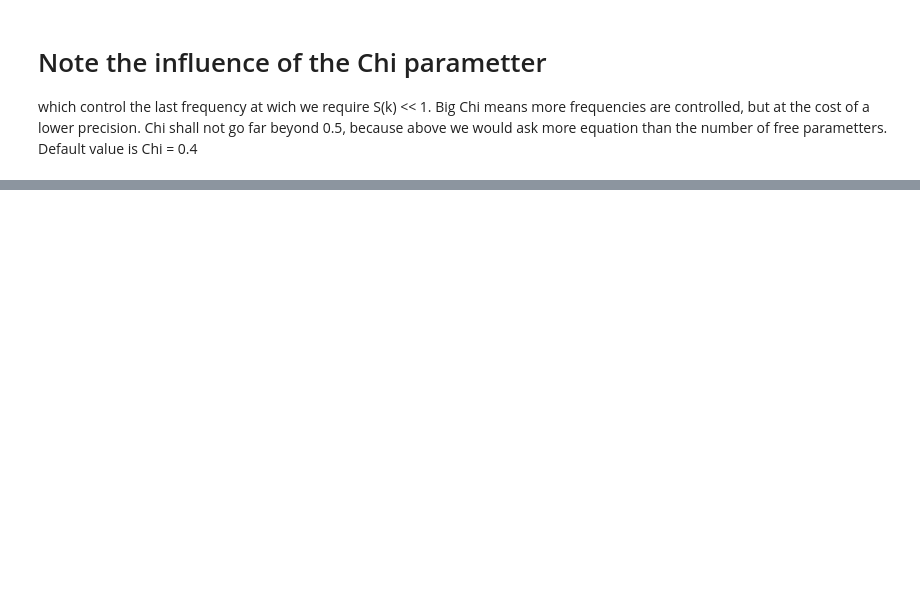
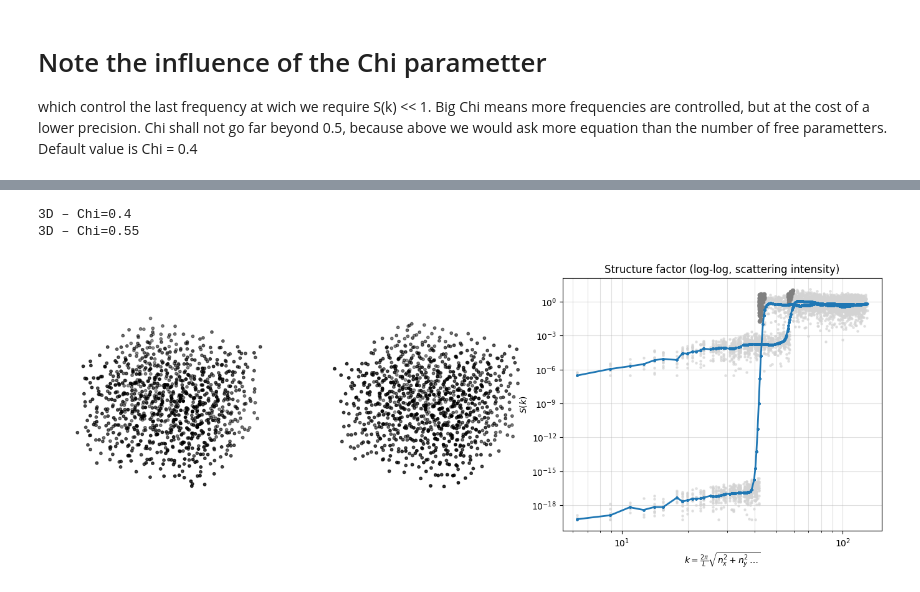
Before and after one commit to For-a-few-DPPs-more/Recursive-Gaussian-Blue-Noise, a Jupyter notebook: data/finufft.ipynb, the cells around one changed output, grey strips where cells are left out. Cells and saved outputs as stored; diff of their text form; code cells hidden in the pictures; blank space fills up the shorter version.

```diff
--- a/data/finufft.ipynb
+++ b/data/finufft.ipynb
@@ -258,0 +311,6 @@ if precision == "simple": #put back the old float32 precision
+# %%
+Chi_experiment(D=3)
+# %% [output]
+3D – Chi=0.4
+3D – Chi=0.55
+[figure, added]
```
Also changed, not shown: parts of 16 cells of this notebook.
